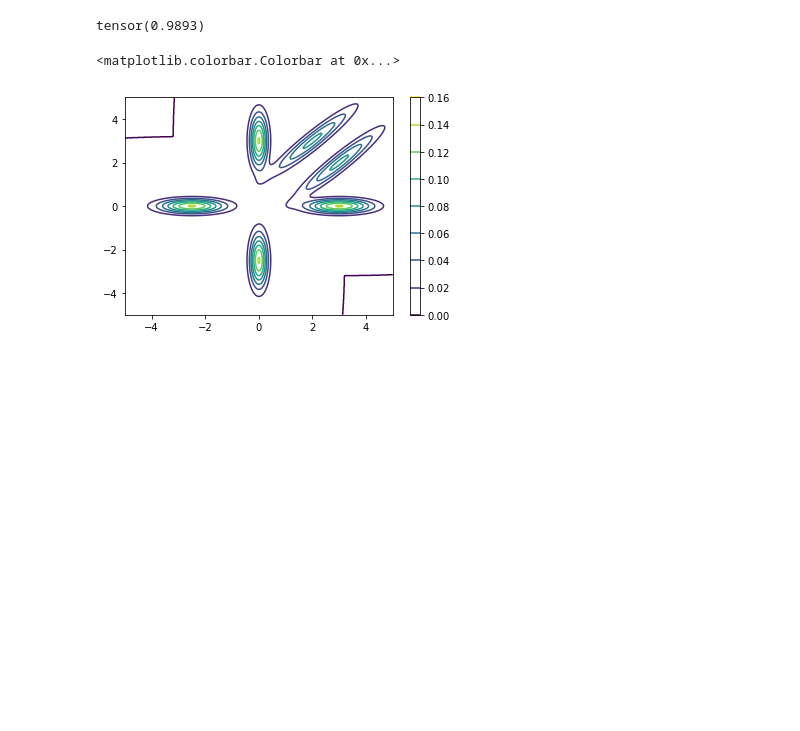
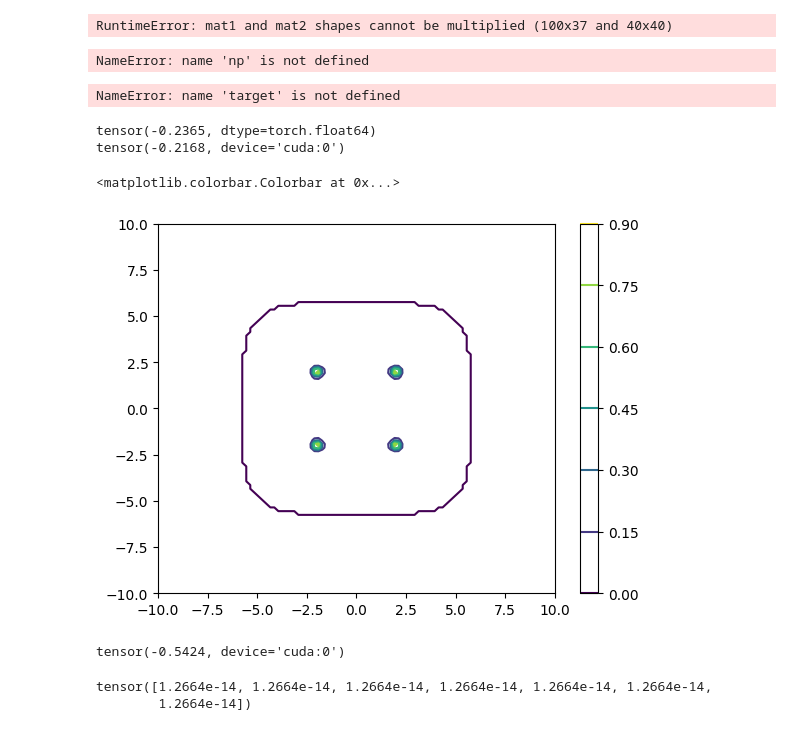
Before and after one commit to brianlck/dissertation, a Jupyter notebook: test.ipynb, the cells around one changed output. Saved outputs shown, nothing was run; the diff lists cells and outputs as text; code cells hidden in the pictures; blank space fills up the shorter version.

```diff
--- a/test.ipynb
+++ b/test.ipynb
@@ -217,13 +326,16 @@ X, Y = np.meshgrid(x, y)
 coords = np.vstack([X.ravel(), Y.ravel()]).T
 coords = torch.tensor(coords, dtype=torch.float32).cuda()
 
-score = score_fn(coords, 4).detach().cpu()
+score = -score_fn(coords, 2).detach().cpu()
 mag = torch.norm(score, dim=1).reshape(10, 10)
 
 plt.quiver(X, Y, score[:, 0], score[:, 1])
 plt.contour(X, Y, mag)
 plt.colorbar()
+# %% [output]
+RuntimeError: mat1 and mat2 shapes cannot be multiplied (100x37 and 40x40)
 # %%
+
 x = np.linspace(-10, 10, 100)
 y = np.linspace(-10, 10, 100)
 
@@ -236,12 +348,13 @@ mag = torch.norm(score, dim=1).reshape(100, 100)
 
 score = score / mag.reshape(-1, 1)
 
-
-densities = target.log_density(coords).reshape(100, 100).exp()
+densities = dw.log_density(coords).reshape(100, 100).exp()
 
 plt.figure(figsize=(20, 20))
 plt.quiver(X, Y, score[:, 0], score[:, 1])
 plt.colorbar()
+# %% [output]
+NameError: name 'np' is not defined
 # %%
 x = np.linspace(-10, 10, 100)
 y = np.linspace(-10, 10, 100)
@@ -250,7 +363,6 @@ X, Y = np.meshgrid(x, y)
 coords = np.vstack([X.ravel(), Y.ravel()]).T
 coords = torch.tensor(coords, dtype=torch.float32)
 
-print(torch.exp(target.log_density(coords)).max())
 
 score = torch.func.jacrev(lambda x: target.log_density(x).mean())(coords).detach()
 mag = torch.norm(score, dim=1).reshape(100, 100)
@@ -264,33 +376,49 @@ plt.figure(figsize=(20, 20))
 plt.quiver(X, Y, score[:, 0], score[:, 1])
 plt.contour(X, Y, densities)
 plt.colorbar()
+# %% [output]
+NameError: name 'target' is not defined
 # %%
 import numpy as np
 import matplotlib.pyplot as plt
+from mcmd.densities import DoubleWell
+import torch
 
-x = np.linspace(-5, 5, 1000)
-y = np.linspace(-5, 5, 1000)
+dw = DoubleWell(2, 2, 4)
+
+n = 100
+b = 10
+x = np.linspace(-b, b, n)
+y = np.linspace(-b, b, n)
 
 X, Y = np.meshgrid(x, y)
 coords = np.vstack([X.ravel(), Y.ravel()]).T
 coords = torch.tensor(coords, device='cuda')
 
-density = GaussianMixture().log_density(coords).reshape(1000, 1000).T.exp().cpu()
+density = dw.log_density(coords).reshape(n, n).T.exp().cpu()
 
-
-dS = (x[1] - x[0]) * (y[1] - y[0])
-cum = density.sum() * dS
+cum = (density.sum() * (2 * b / n) * (2 * b / n)).log()
 
 print(cum)
-
-
+print(dw.log_norm())
 
 plt.contour(X, Y, density)
 plt.colorbar()
 # %% [output]
-tensor(0.9893)
+tensor(-0.2365, dtype=torch.float64)
+tensor(-0.2168, device='cuda:0')
 <matplotlib.colorbar.Colorbar at 0x...>
-[figure, old version]
+[figure, new version]
+# %%
+DoubleWell(5, 5, 4).log_norm()
+# %% [output]
+tensor(-0.5424, device='cuda:0')
+# %%
+import torch
+dw.log_density(torch.tensor([[0.0, 0.0], [0.0, 0.0], [0.0, 0.0], [0.0, 0.0], [0.0, 0.0], [0.0, 0.0], [0.0, 0.0]]))
+# %% [output]
+tensor([1.2664e-14, 1.2664e-14, 1.2664e-14, 1.2664e-14, 1.2664e-14, 1.2664e-14,
+        1.2664e-14])
 # %%
 score_fn(coords[:2], 1)
 # %%
```
Also changed, not shown: parts of 26 cells of this notebook, 23 other files.
